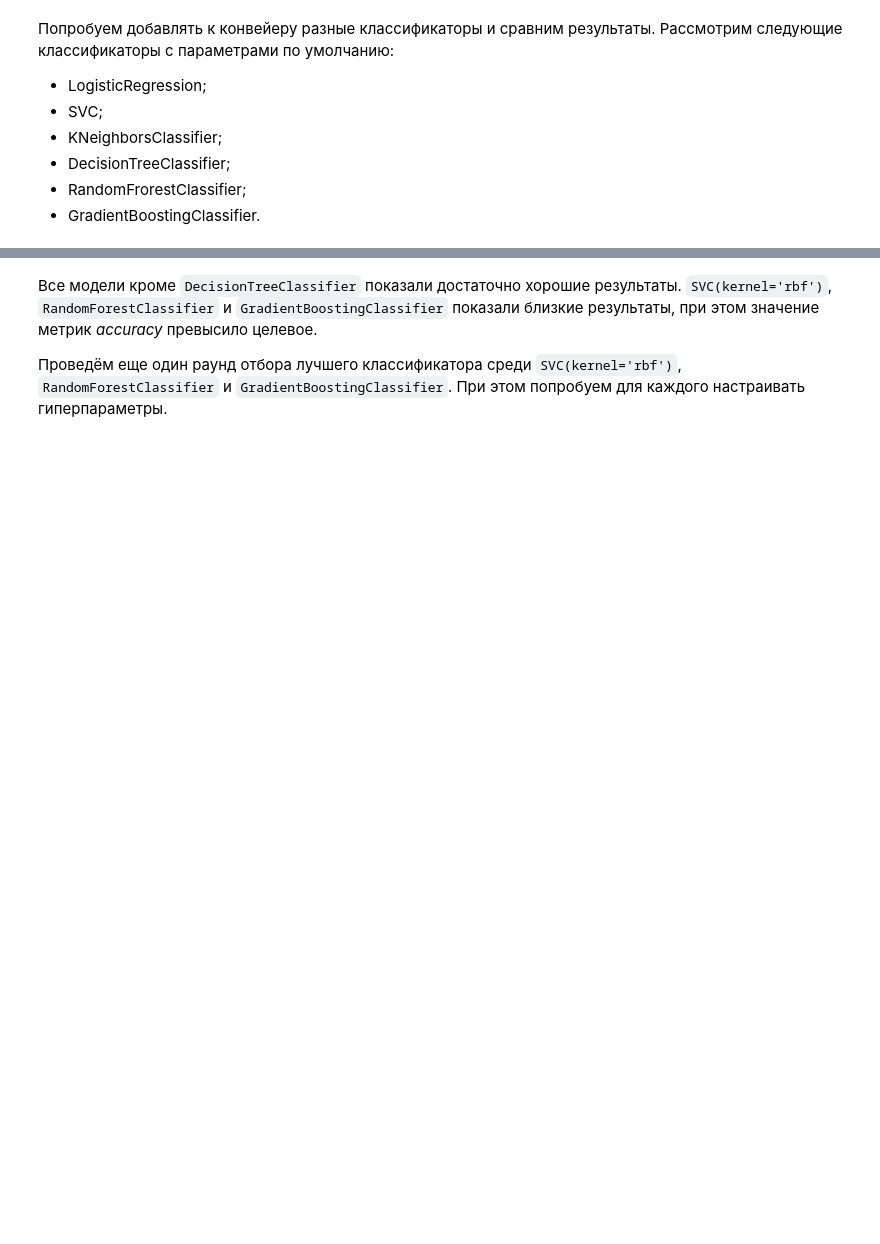
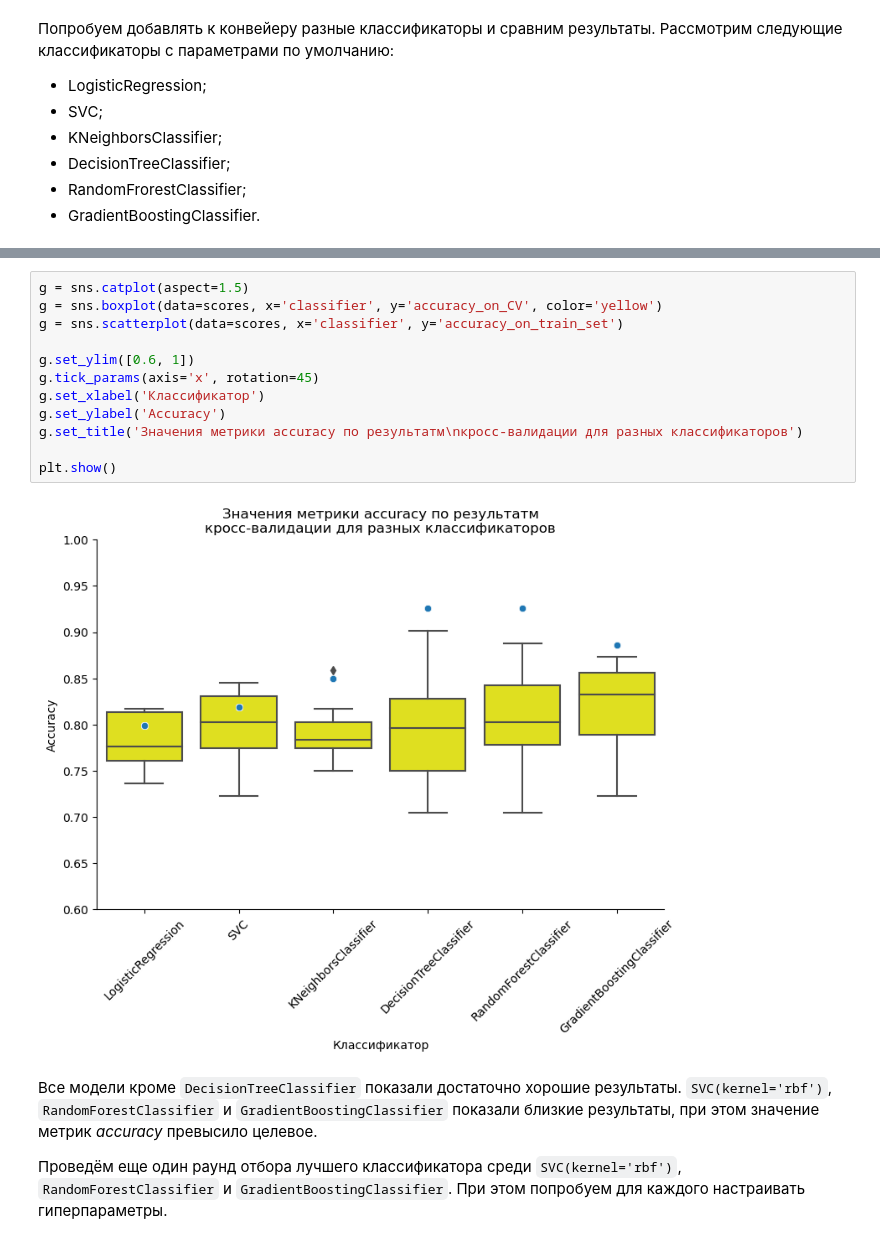
Before and after one commit to AlekseiBogachev/Titanic-Machine-Learning-from-Disaster, a Jupyter notebook: sources/Titanic-Machine-Learning-from-Disaster.ipynb, the cells around one changed output, grey strips where cells are left out. Saved outputs shown, nothing was run; the diff lists cells and outputs as text; blank space fills up the shorter version.

```diff
--- a/sources/Titanic-Machine-Learning-from-Disaster.ipynb
+++ b/sources/Titanic-Machine-Learning-from-Disaster.ipynb
@@ -1524,3 +1552,17 @@ plt.show()
+# %%
+g = sns.catplot(aspect=1.5)
+g = sns.boxplot(data=scores, x='classifier', y='accuracy_on_CV', color='yellow')
+g = sns.scatterplot(data=scores, x='classifier', y='accuracy_on_train_set')
+
+g.set_ylim([0.6, 1])
+g.tick_params(axis='x', rotation=45)
+g.set_xlabel('Классификатор')
+g.set_ylabel('Accuracy')
+g.set_title('Значения метрики accuracy по результатм\nкросс-валидации для разных классификаторов')
+
+plt.show()
+# %% [output]
+[figure, added]
 # %% [markdown]
 Все модели кроме `DecisionTreeClassifier` показали достаточно хорошие результаты. `SVC(kernel='rbf')`, `RandomForestClassifier` и `GradientBoostingClassifier` показали близкие результаты, при этом значение метрик *accuracy* превысило целевое.
 
```
Also changed, not shown: parts of 8 cells of this notebook.
